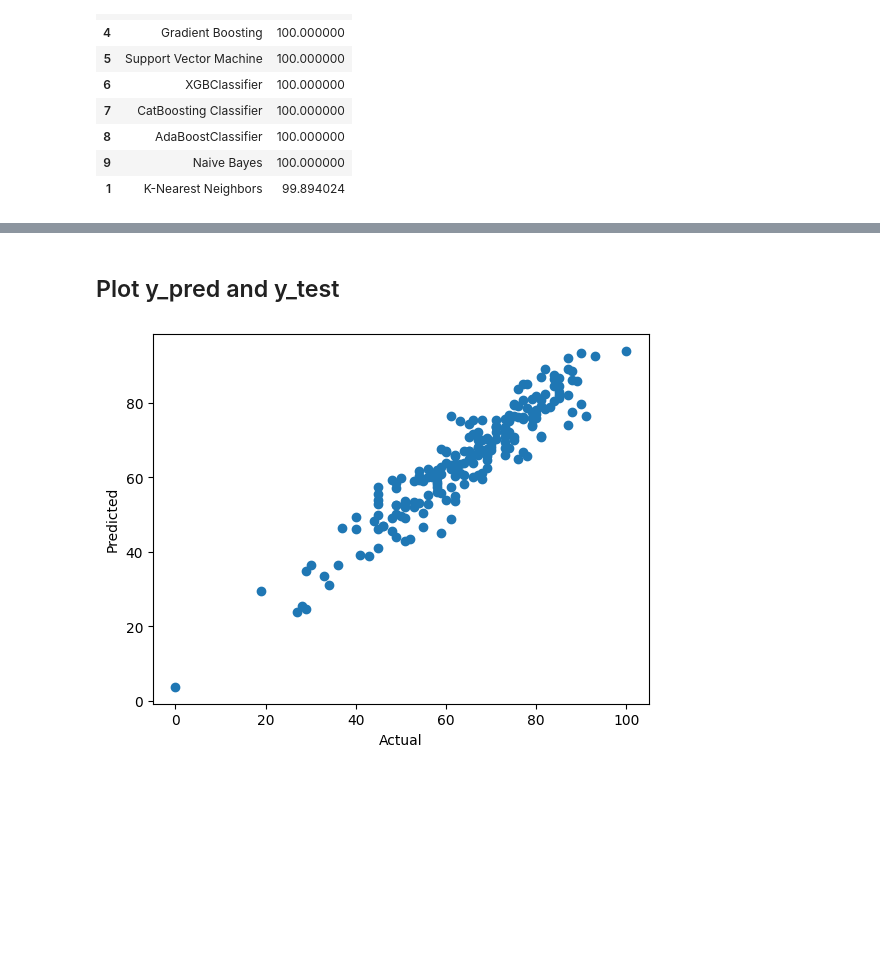
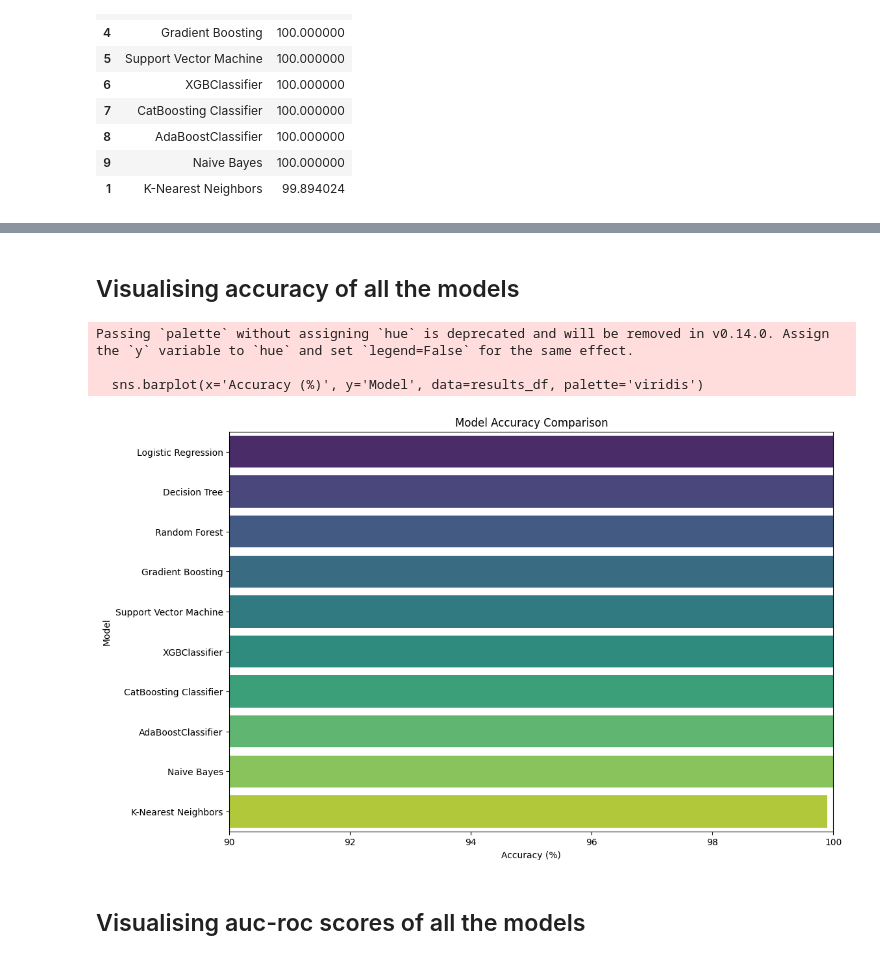
Before and after one commit to Asish2107/ML_PROJECT, a Jupyter notebook: notebook/2. MODEL TRAINING.ipynb, the cells around one changed output, grey strips where cells are left out. Cells and saved outputs as stored; diff of their text form; code cells hidden in the pictures; blank space fills up the shorter version.

Commit message:
Model training and evaluation completion

```diff
--- a/notebook/2. MODEL TRAINING.ipynb
+++ b/notebook/2. MODEL TRAINING.ipynb
@@ -145,7 +145,11 @@ models = {
 }
 model_list = []
 accuracy = []
-
+f1_score_list = []
+auc_roc_score = []
+log_loss_score = []
+jaccard_score_list = []
+conf_matrices = {}
 for i in range(len(list(models))):
     model = list(models.values())[i]
     model.fit(X_train, Y_train) # Train the model with X_train(Training data set excluding Target Variable)
@@ -179,6 +183,11 @@ for i in range(len(list(models))):
     print("- Jaccard Score: {:.2f}".format(jaccard_score(Y_test, Y_test_pred)))
     print(classification_report(Y_test, Y_test_pred))
     accuracy.append(model_test_accuracy)
+    f1_score_list.append(model_test_f1)
+    auc_roc_score.append("{:.2f}".format(roc_auc_score(Y_test, Y_prob)))
+    log_loss_score.append("{:.2f}".format(log_loss(Y_test, Y_prob)))
+    jaccard_score_list.append("{:.2f}".format(jaccard_score(Y_test, Y_test_pred)))
+    conf_matrices[model_list[i]] = confusion_matrix(Y_test, Y_test_pred)
     print("-" * 50)
     print('\n')
 # %% [output]
@@ -288,7 +314,12 @@ pd.DataFrame(list(zip(model_list, accuracy)), columns=['Model Name', 'Accuracy']
 # %%
-lin_model = LinearRegression(fit_intercept=True)
-lin_model = lin_model.fit(X_train, y_train)
-y_pred = lin_model.predict(X_test)
-score = r2_score(y_test, y_pred)*100
-print(" Accuracy of the model is %.2f" %score)
+# Display accuracy of all models
+results_df = pd.DataFrame({
+    'Model': model_list,
+    'Accuracy (%)': accuracy,
+    'AUC-ROC': auc_roc_score,
+    'F1 Score': f1_score_list,
+    'Log loss': log_loss_score,
+    'Jaccard score': jaccard_score_list
+}).sort_values(by='Accuracy (%)', ascending=False)
+print(results_df)
 # %% [output]
@@ -296,9 +343,19 @@ print(" Accuracy of the model is %.2f" %score)
 # %% [markdown]
-## Plot y_pred and y_test
+## Visualising accuracy of all the models
 # %%
-plt.scatter(y_test,y_pred);
-plt.xlabel('Actual');
-plt.ylabel('Predicted');
+# Visualize accuracy
+plt.figure(figsize=(12, 8))
+sns.barplot(x='Accuracy (%)', y='Model', data=results_df, palette='viridis')
+plt.xlabel('Accuracy (%)')
+plt.ylabel('Model')
+plt.title('Model Accuracy Comparison')
+plt.xlim(90, 100)
+plt.show()
 # %% [output]
+Passing `palette` without assigning `hue` is deprecated and will be removed in v0.14.0. Assign the `y` variable to `hue` and set `legend=False` for the same effect.
+
+  sns.barplot(x='Accuracy (%)', y='Model', data=results_df, palette='viridis')
-[figure, old version]
+[figure, new version]
+# %% [markdown]
+## Visualising auc-roc scores of all the models
 # %%
```
Also changed, not shown: parts of 12 cells of this notebook, 4 other files.
